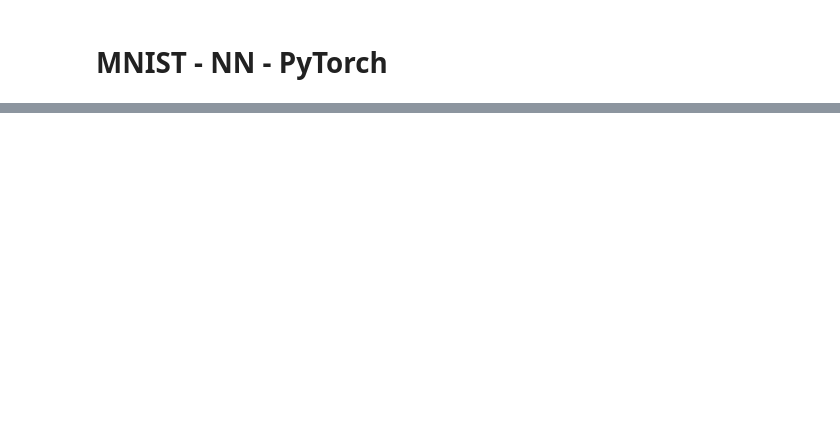
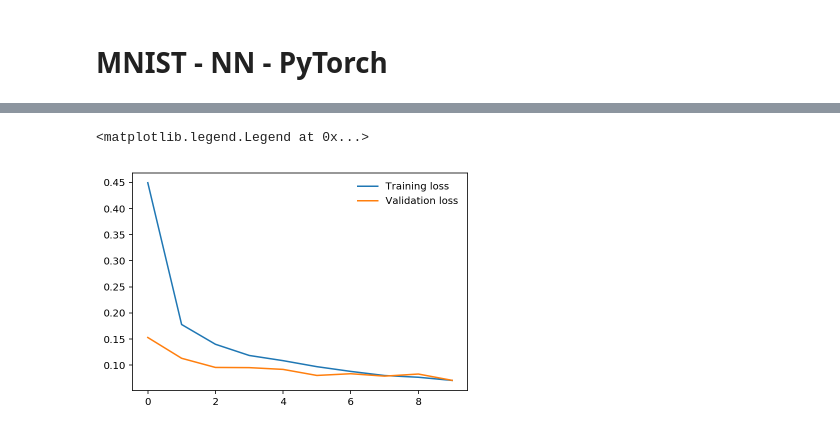
Before and after one commit to bilguun0203/mnist-nn, a Jupyter notebook: MNIST_NN_PyTorch.ipynb, the cells around one changed output, grey strips where cells are left out. Cells and saved outputs as stored; diff of their text form; code cells hidden in the pictures; blank space fills up the shorter version.

```diff
--- a/MNIST_NN_PyTorch.ipynb
+++ b/MNIST_NN_PyTorch.ipynb
@@ -131,0 +303,26 @@ print(f'{correct/len(testloader) * 100}% - {correct}/{len(testloader)}')
+# %%
+input_size = 784
+hidden_sizes = [150, 50]
+output_size = 10
+# %%
+class Classifier(nn.Module):
+    def __init__(self):
+        super().__init__()
+        self.layers = nn.Sequential(nn.Linear(input_size, hidden_sizes[0]),
+                                    nn.ReLU(),
+                                    nn.Dropout(0.2),
+                                    nn.Linear(hidden_sizes[0], hidden_sizes[1]),
+                                    nn.ReLU(),
+                                    nn.Dropout(0.2),
+                                    nn.Linear(hidden_sizes[1], output_size),
+                                    nn.LogSoftmax(dim=1))
+    def forward(self, x):
+        x = x.view(x.shape[0], -1)
+        x = self.layers(x)
+        return x
+# %%
+model = Classifier()
+criterion = nn.NLLLoss()
+optimizer = optim.SGD(model.parameters(), lr=0.09, momentum=0.9)
+# %%
+model, train_losses, test_losses = train(model, criterion, optimizer, epoch=10)
@@ -131,0 +347,7 @@ print(f'{correct/len(testloader) * 100}% - {correct}/{len(testloader)}')
+# %%
+plt.plot(train_losses, label='Training loss')
+plt.plot(test_losses, label='Validation loss')
+plt.legend(frameon=False)
+# %% [output]
+<matplotlib.legend.Legend at 0x...>
+[figure, added]
```
Also changed, not shown: parts of 44 cells of this notebook.
